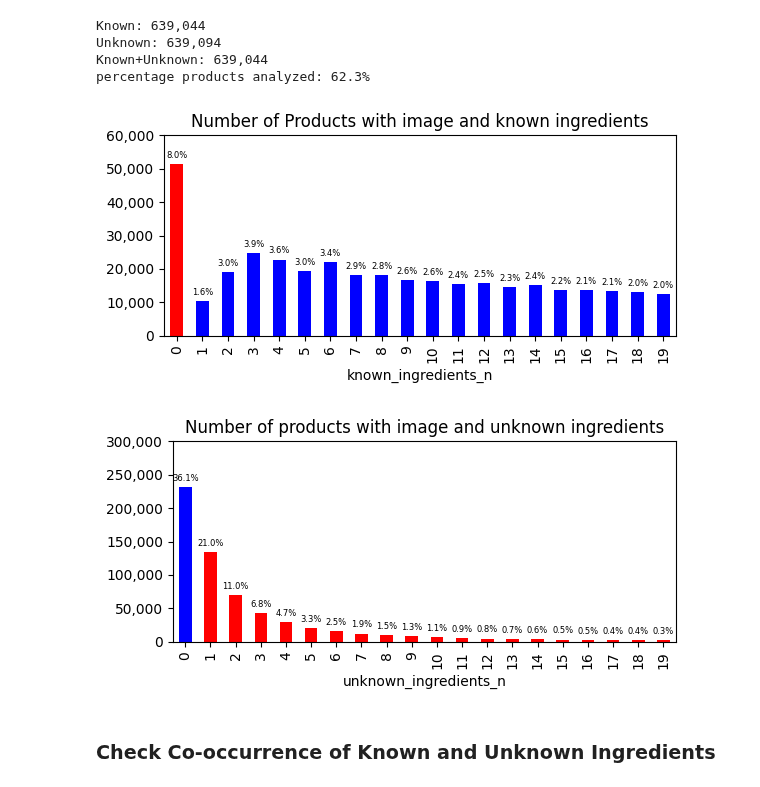
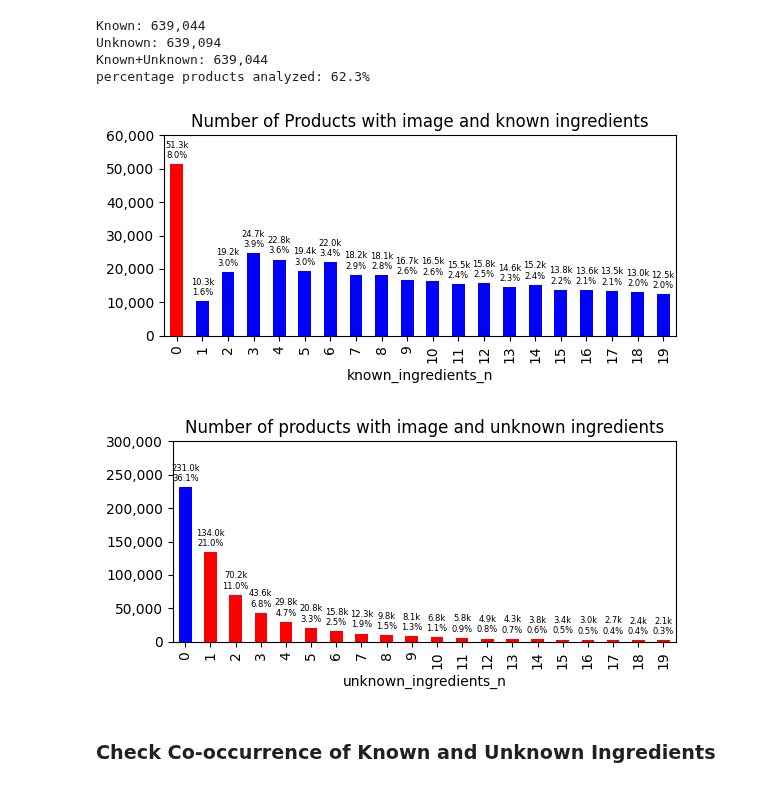
Before and after one commit to goerlitz/openfoodfacts-data-analysis, a Jupyter notebook: notebooks/14_ingredient_analysis2.ipynb, the cells around one changed output. Saved outputs shown, nothing was run; the diff lists cells and outputs as text; code cells hidden in the pictures.

```diff
--- a/notebooks/14_ingredient_analysis2.ipynb
+++ b/notebooks/14_ingredient_analysis2.ipynb
@@ -374,24 +374,17 @@ percentage products analyzed: 62.3%
 # %%
 dfx = df_identified.known_ingredients_n.value_counts().sort_index()
 colors = ['red' if idx == 0 else 'blue' for idx in dfx[:20].index]
 
 ax = dfx[:20].plot.bar(figsize=(6,3), color=colors)
 ax.yaxis.set_major_formatter(FuncFormatter(lambda y, pos: f'{int(y):,}'))
 
-# Annotate each bar with its value
-for bar in ax.patches:
-    height = bar.get_height()
-    ax.annotate(f'{height / len(df_identified) * 100:.1f}%',
-                xy=(bar.get_x() + bar.get_width() / 2, height),
-                xytext=(0, 3),  # Offset text slightly above the bar
-                textcoords="offset points",
-                ha='center', va='bottom', fontsize=6)
+annotate_vbars(ax, len(df_identified))
 
 ax.set_ylim(0, 60000)
 plt.title("Number of Products with image and known ingredients")
 plt.tight_layout();
 # %% [output]
-[figure, old version]
+[figure, new version]
 # %%
 dfx = df_identified.unknown_ingredients_n.value_counts().sort_index()
 dfx.index = pd.CategoricalIndex(dfx.index, ordered=True)
@@ -400,21 +393,14 @@ colors = ['blue' if idx == 0 else 'red' for idx in dfx[:20].index]
 ax = dfx[:20].plot.bar(figsize=(6,3), color=colors)
 ax.yaxis.set_major_formatter(FuncFormatter(lambda y, pos: f'{int(y):,}'))
 
-# Annotate each bar with its value
-for bar in ax.patches:
-    height = bar.get_height()
-    ax.annotate(f'{height / len(df_identified) * 100:.1f}%',
-                xy=(bar.get_x() + bar.get_width() / 2, height),
-                xytext=(0, 3),  # Offset text slightly above the bar
-                textcoords="offset points",
-                ha='center', va='bottom', fontsize=6)
+annotate_vbars(ax, len(df_identified))
 
 ax.set_ylim(0, 300000)
 plt.title("Number of products with image and unknown ingredients")
 plt.tight_layout();
 plt.savefig("unknown_number_ingredients.png");
 # %% [output]
-[figure, old version]
+[figure, new version]
 # %% [markdown]
 ### Check Co-occurrence of Known and Unknown Ingredients
 # %%
```
Also changed, not shown: parts of 18 cells of this notebook.
